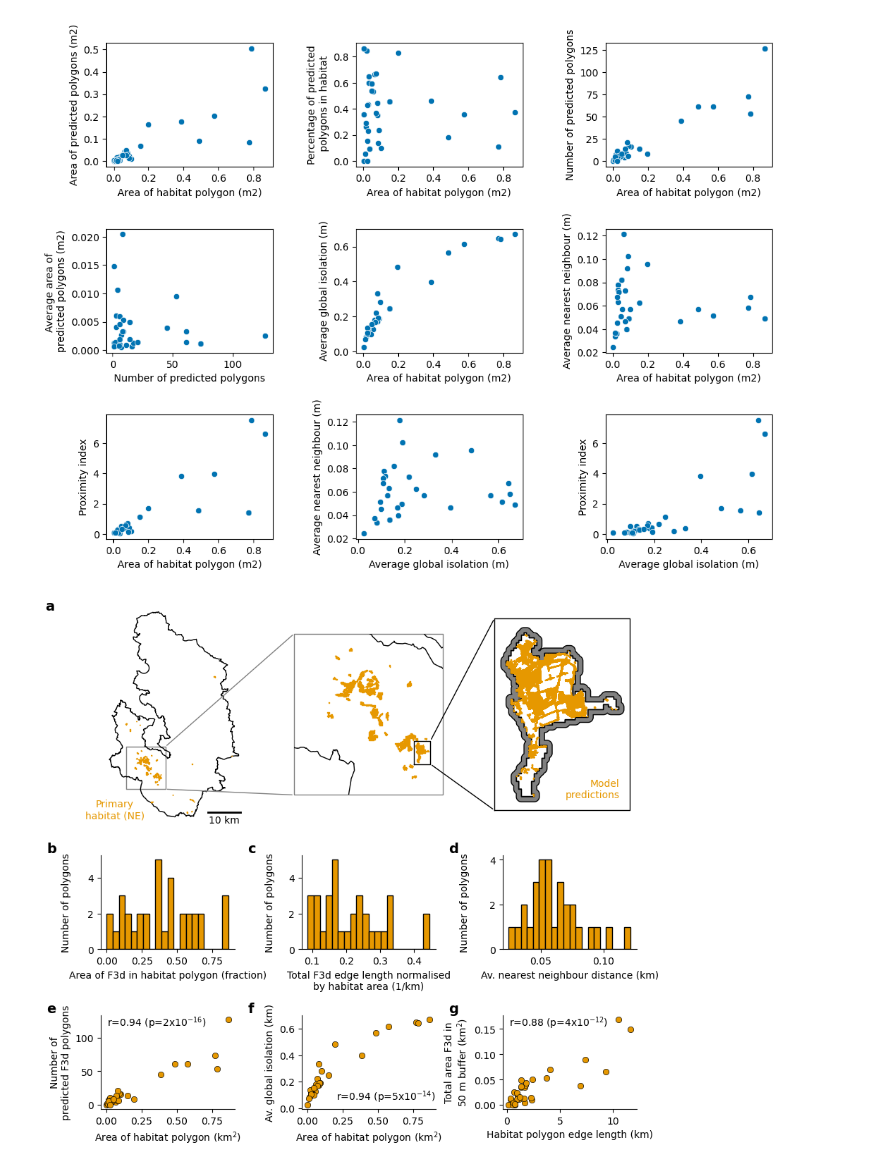
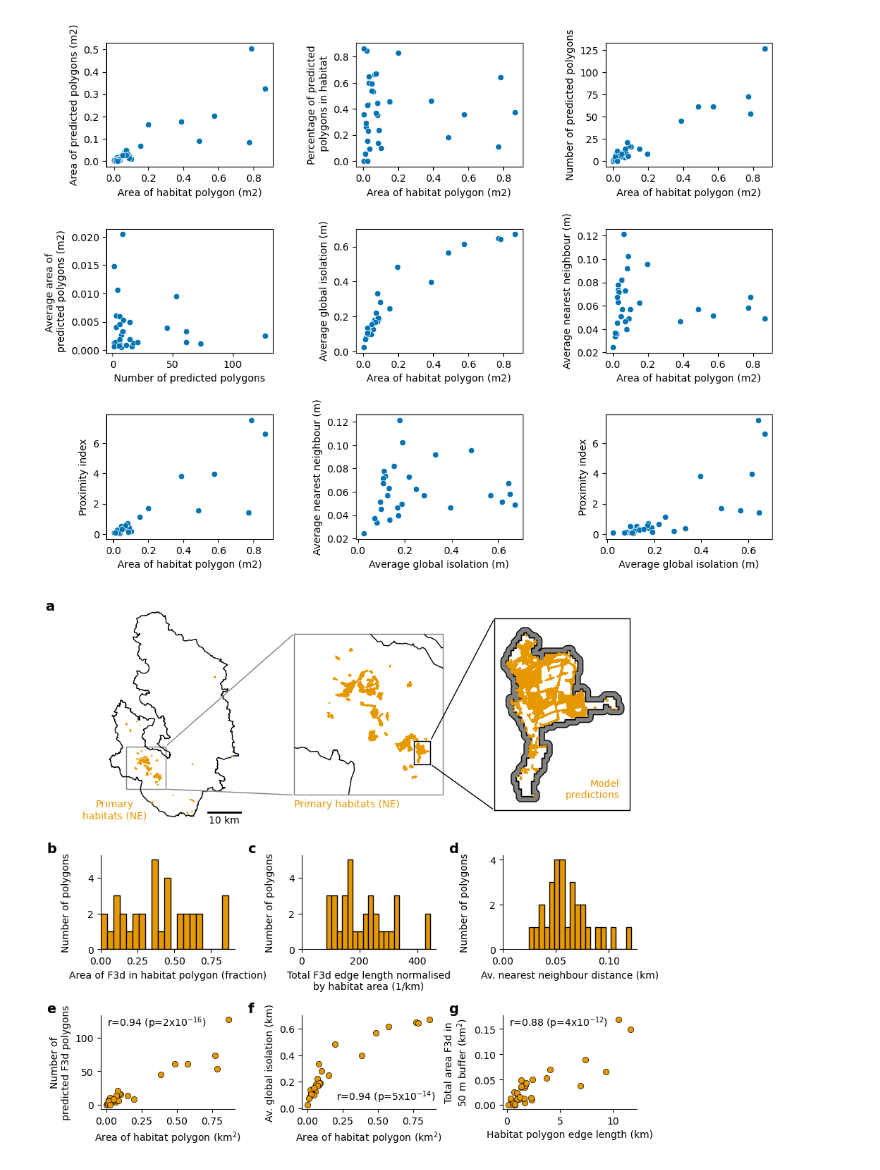
Before and after one commit to pdnpa/cnn-land-cover, a Jupyter notebook: notebooks/Figure Rush pasture.ipynb, the cells around one changed output. Saved outputs shown, nothing was run; the diff lists cells and outputs as text; code cells hidden in the pictures.

```diff
--- a/notebooks/Figure Rush pasture.ipynb
+++ b/notebooks/Figure Rush pasture.ipynb
@@ -230,8 +240,8 @@ for i in tqdm(range(len(df_hab_rush))):
         dict_stats_per_hab['proximity_index'].append(dict_stats_per_hab['area_pred'][-1] / dict_stats_per_hab['av_nearest_neighbour'][-1])
 
         ## Calculate edge length:
-        df_intersect['edge_length'] = df_intersect['geometry'].length / 1e3
-        dict_stats_per_hab['total_edge_length'].append(df_intersect['edge_length'].sum() / 1e3)
+        df_intersect['edge_length'] = df_intersect['geometry'].length / 1e3  # in km
+        dict_stats_per_hab['total_edge_length'].append(df_intersect['edge_length'].sum())  # in km
         dict_stats_per_hab['total_edge_length_per_area_hab'].append(dict_stats_per_hab['total_edge_length'][-1] / dict_stats_per_hab['area_hab'][-1])
         dict_stats_per_hab['total_edge_length_per_area_pred'].append(dict_stats_per_hab['total_edge_length'][-1] / dict_stats_per_hab['area_pred'][-1])
 
@@ -336,10 +346,11 @@ for iax, ax in enumerate(axes_pd[:2]):
     if iax == 0:
         ax.plot([423000, 433000], [350000, 350000], c='k', linewidth=2)
         ax.text(s='10 km', x=428000, y=349000, ha='center', va='top')
-        ax.text(s='Primary\nhabitat (NE)', x=394500, y=354000, ha='center', va='top', c=colour_rush)
+        ax.text(s='Primary\nhabitats (NE)', x=394500, y=354000, ha='center', va='top', c=colour_rush)
     elif iax == 1:
         ax.set_xlim(box_minx, box_maxx)
         ax.set_ylim(box_miny, box_maxy)
+        ax.text(s='Primary habitats (NE)', x=box_minx, y=box_miny - 300, ha='left', va='top', c=colour_rush)
     ax.axis('off')
 
 # id += 1
@@ -390,6 +401,8 @@ for ii, col_name in enumerate(['perc_pred_in_hab', 'total_edge_length_per_area_p
     # ## compute coef of variation:
     # cv = np.std(df_stats_per_hab[col_name]) / np.mean(df_stats_per_hab[col_name])
     # curr_ax.text(1, 1, 'CV={:.2f}'.format(cv), transform=curr_ax.transAxes, ha='right', va='top')
+    ## start xlim at 0:
+    curr_ax.set_xlim(0, curr_ax.get_xlim()[1])
 
 sns.scatterplot(x='area_hab', y='n_pred_patches', data=df_stats_per_hab, ax=axes_stats[1][0],
                 facecolor=colour_rush, edgecolor='k')
@@ -413,31 +426,31 @@ axes_stats[1][1].text(1, 0.05, 'r={:.2f} '.format(r) + f'(p={lcv.readable_p_exac
 # ax[1, 1].set_title('Area of habitat vs. average \nglobal isolation')
 
 sns.scatterplot(x='hab_edge_length', y='area_pred_in_buffer', data=df_stats_per_hab, ax=axes_stats[1][2],
                 facecolor=colour_rush, edgecolor='k')
 axes_stats[1][2].set_xlabel('Habitat polygon edge length (km)')# + r"$^2$" + ')')
 axes_stats[1][2].set_ylabel(f'Total area F3d in\n{buffer_dist} m buffer (km' + r"$^2$" + ')')
 r, p = scipy.stats.pearsonr(x=df_stats_per_hab['hab_edge_length'], y=df_stats_per_hab['area_pred_in_buffer'])
 axes_stats[1][2].text(.05, 1, 'r={:.2f} '.format(r) + f'(p={lcv.readable_p_exact(p_val=p)})',
                       transform=axes_stats[1][2].transAxes, ha='left', va='top')
 # ax[1, 1].set_title('Area of habitat vs. average \nglobal isolation')
 
 ## align ylabels:
 letters = ['a', 'b', 'c', 'd', 'e', 'f', 'g']
 count = 0
 for irow in range(2):
     for icol in range(3):
         if irow == 0:
             fig.align_ylabels([axes_stats[0][icol], axes_stats[1][icol]])
 
         count += 1
         lcv.despine(axes_stats[irow][icol])
         axes_stats[irow][icol].text(s=letters[count], x=-0.4, y=1, ha='left', va='bottom',
                                     transform=axes_stats[irow][icol].transAxes, fontweight='bold', fontsize=14, clip_on=False)
 
 ## add panel labels
 axes_pd[0].text(s='a', x=-0.4, y=0.95, ha='left', va='bottom', transform=axes_pd[0].transAxes, fontweight='bold', fontsize=14, clip_on=False)
 
 if save_fig:
     plt.savefig('../figures/fig_rush_pasture_stats.pdf', bbox_inches='tight')
 # %% [output]
-[figure, old version]
+[figure, new version]
```
Also changed, not shown: parts of 1 cell of this notebook, 1 other file.
